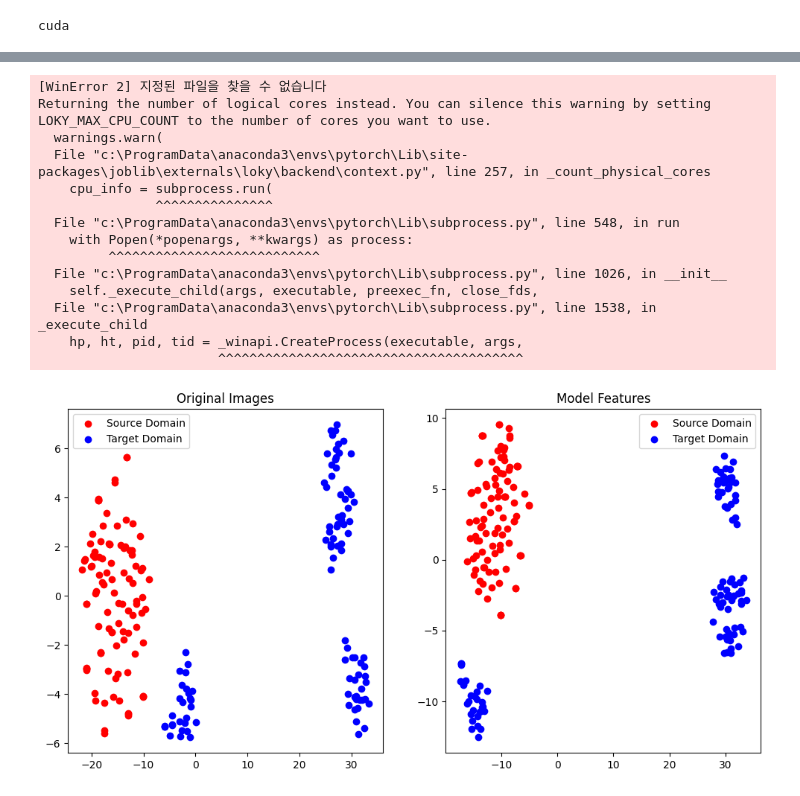
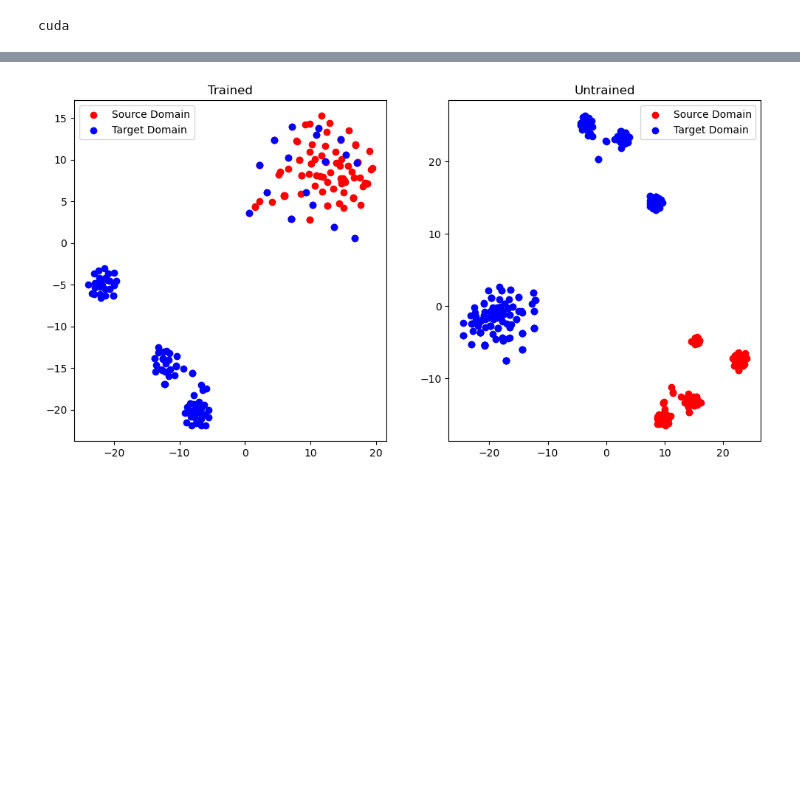
Before and after one commit to ByungWanLim/Design_project, a Jupyter notebook: Clustering.ipynb, the cells around one changed output, grey strips where cells are left out. Drawn from its saved outputs; the diff is of its cells as text; code cells hidden in the pictures; blank space fills up the shorter version.

```diff
--- a/Clustering.ipynb
+++ b/Clustering.ipynb
@@ -274,7 +274,7 @@ class CustomDataset(Dataset):
         #directory_path = "/mnt/nas27/Dataset/Samsung_DM"
         directory_path = './data/224'
         img_path = self.data.iloc[idx, 1]
-        img_path = directory_path + img_path
+        img_path = os.path.join(directory_path, img_path)
         image = cv2.imread(img_path)
         image = cv2.cvtColor(image, cv2.COLOR_BGR2RGB)
         image = np.transpose(image, (2, 0, 1))
@@ -351,49 +358,35 @@ error: OpenCV(4.8.0) /io/opencv/modules/imgproc/src/color.cpp:182: error: (-215:
 # %%
 from sklearn.manifold import TSNE
 import matplotlib.pyplot as plt
 # 3. t-SNE 변환
 tsne = TSNE(n_components=2)
-df = pd.DataFrame(np.concatenate([original_features.reshape(original_features.shape[0], -1), distorted_features.reshape(distorted_features.shape[0], -1)], 0))
-image_tsne = tsne.fit_transform(df)
-df = pd.DataFrame(np.concatenate([original_features.reshape(original_features.shape[0], -1), distorted_features.reshape(distorted_features.shape[0], -1)], 0))
-features_tsne = tsne.fit_transform(df)
+df = pd.DataFrame(np.concatenate([original_features_trained.reshape(original_features_trained.shape[0], -1), distorted_features_trained.reshape(distorted_features_trained.shape[0], -1)], 0))
+trained_tsne = tsne.fit_transform(df)
+df = pd.DataFrame(np.concatenate([original_features_untrained.reshape(original_features_untrained.shape[0], -1), distorted_features_untrained.reshape(distorted_features_untrained.shape[0], -1)], 0))
+untrained_tsne = tsne.fit_transform(df)
 # 4. 시각화
 plt.figure(figsize=(12, 6))
 
 # 왼쪽: 원본 이미지의 t-SNE 결과
 plt.subplot(1, 2, 1)
-i0 = image_tsne[:100]
-i1 = image_tsne[100:]
+i0 = trained_tsne[:100]
+i1 = trained_tsne[100:]
 plt.scatter(i0[:, 0], i0[:, 1], c='r', label='Source Domain')
 plt.scatter(i1[:, 0], i1[:, 1], c='b', label='Target Domain')
-plt.title('Original Images')
+plt.title('Trained')
 plt.legend()
 
-f0 = features_tsne[:100]
-f1 = features_tsne[100:]
+f0 = untrained_tsne[:100]
+f1 = untrained_tsne[100:]
 # 오른쪽: 모델을 통과한 feature map의 t-SNE 결과
 plt.subplot(1, 2, 2)
 plt.scatter(f0[:, 0], f0[:, 1], c='r', label='Source Domain')
 plt.scatter(f1[:, 0], f1[:, 1], c='b', label='Target Domain')
-plt.title('Model Features')
+plt.title('Untrained')
 plt.legend()
 
 plt.show()
 
 hook.remove()
 # %% [output]
-[WinError 2] 지정된 파일을 찾을 수 없습니다
-Returning the number of logical cores instead. You can silence this warning by setting LOKY_MAX_CPU_COUNT to the number of cores you want to use.
-  warnings.warn(
-  File "c:\ProgramData\anaconda3\envs\pytorch\Lib\site-packages\joblib\externals\loky\backend\context.py", line 257, in _count_physical_cores
-    cpu_info = subprocess.run(
-               ^^^^^^^^^^^^^^^
-  File "c:\ProgramData\anaconda3\envs\pytorch\Lib\subprocess.py", line 548, in run
-    with Popen(*popenargs, **kwargs) as process:
-         ^^^^^^^^^^^^^^^^^^^^^^^^^^^
-  File "c:\ProgramData\anaconda3\envs\pytorch\Lib\subprocess.py", line 1026, in __init__
-    self._execute_child(args, executable, preexec_fn, close_fds,
-  File "c:\ProgramData\anaconda3\envs\pytorch\Lib\subprocess.py", line 1538, in _execute_child
-    hp, ht, pid, tid = _winapi.CreateProcess(executable, args,
-                       ^^^^^^^^^^^^^^^^^^^^^^^^^^^^^^^^^^^^^^^
-[figure, old version]
+[figure, new version]
```
Also changed, not shown: parts of 1 cell of this notebook.
